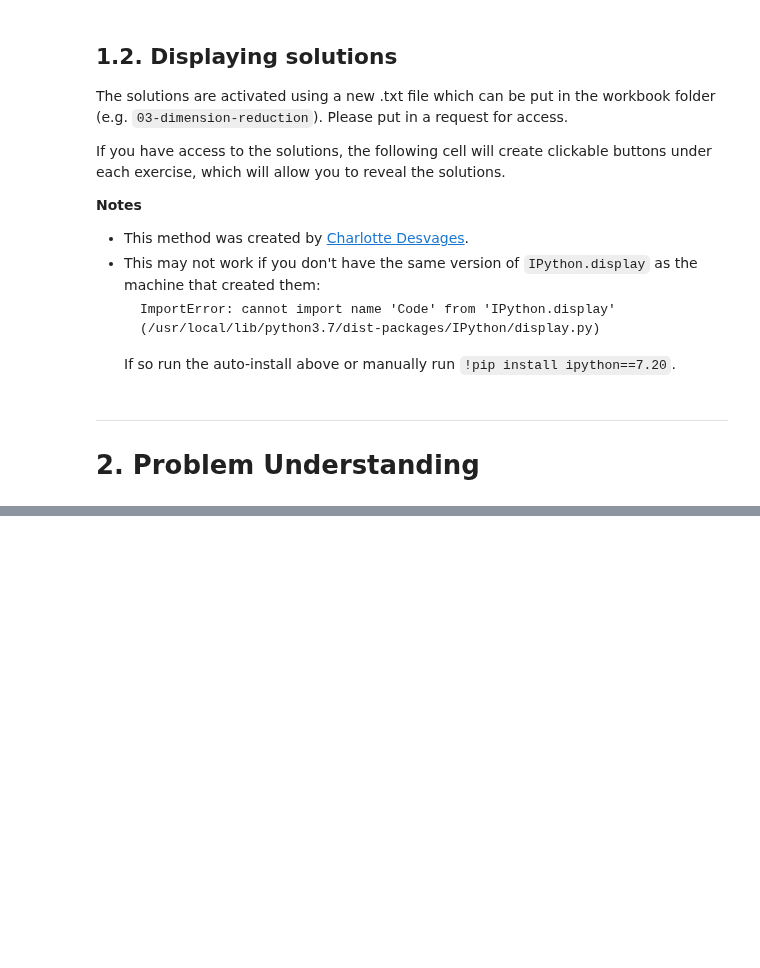
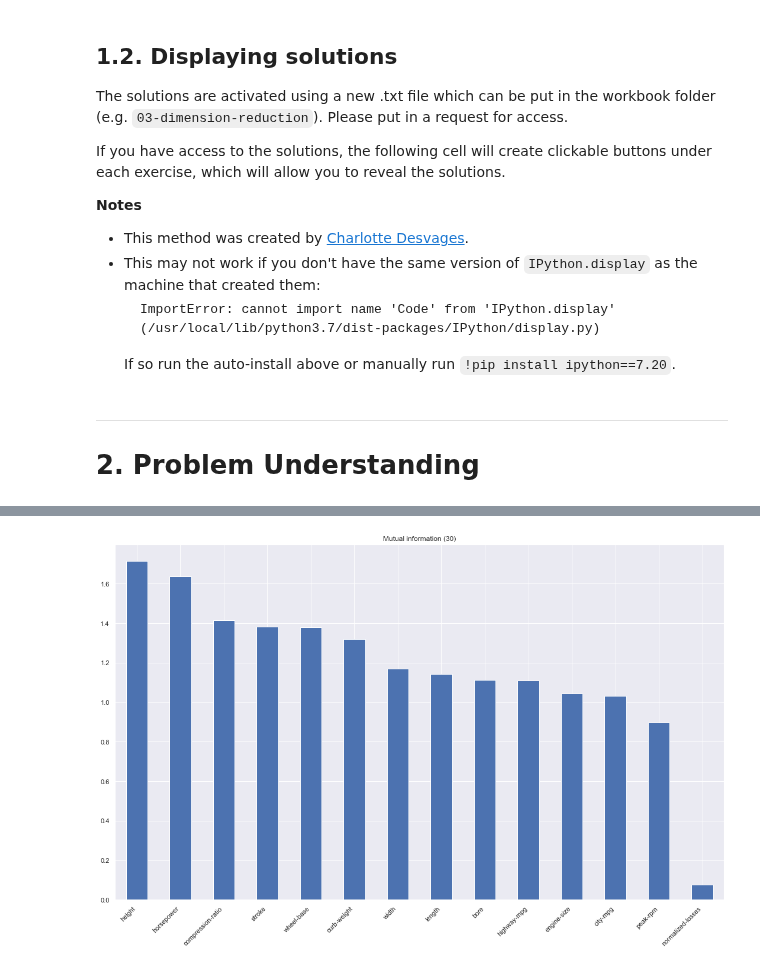
Before and after one commit to Eldave93/machine-learning-workbooks, a Jupyter notebook: 03-dimension-reduction/03_workbook.ipynb, the cells around one changed output, grey strips where cells are left out. Drawn from its saved outputs; the diff is of its cells as text; code cells hidden in the pictures; blank space fills up the shorter version.

```diff
--- a/03-dimension-reduction/03_workbook.ipynb
+++ b/03-dimension-reduction/03_workbook.ipynb
@@ -107,0 +787,3 @@ __Notes__
+# %%
+cars_df = pd.read_csv("./Data/imports-85.data", names = cars_cols, na_values="?")
+cars_df.head()
@@ -107,0 +798,2 @@ __Notes__
+# %%
+cars_df.dropna(inplace=True)
@@ -107,0 +820,19 @@ __Notes__
+# %%
+cars_df.drop(["symboling", "make", "fuel-type", "aspiration",
+              "num-of-doors", "body-style", "drive-wheels",
+              "engine-location","engine-type", "num-of-cylinders",
+              "fuel-system"
+             ],
+             axis=1, inplace=True)
+# %%
+from sklearn.model_selection import train_test_split
+
+train_set, test_set = train_test_split(cars_df, random_state=42)
+
+X_train, y_train = train_set.drop("price", axis=1), train_set["price"]
+X_test, y_test = test_set.drop("price", axis=1), test_set["price"]
+
+print(X_train.shape)
+print(y_train.shape)
+print(X_test.shape)
+print(y_test.shape)
@@ -107,0 +946,19 @@ __Notes__
+# %%
+from sklearn.feature_selection import mutual_info_classif
+
+plt.figure(figsize=(15,10))
+
+mi = mutual_info_classif(X_train, y_train)
+mi_series = pd.Series(mi, index=X_train.columns).sort_values(ascending = False)
+
+# lets plot the top 30
+PLOT_NUM = 30
+mi_series[:PLOT_NUM].plot.bar(legend = False, figsize=(15,10))
+plt.title('Mutual information (' + str(PLOT_NUM) + ')')
+
+plt.xticks(rotation=45,ha='right')
+plt.tight_layout()
+#plt.savefig('mutual_information.png', dpi=300)
+plt.show()
+# %% [output]
+[figure, added]
```
Also changed, not shown: parts of 39 cells of this notebook, 7 other files.
